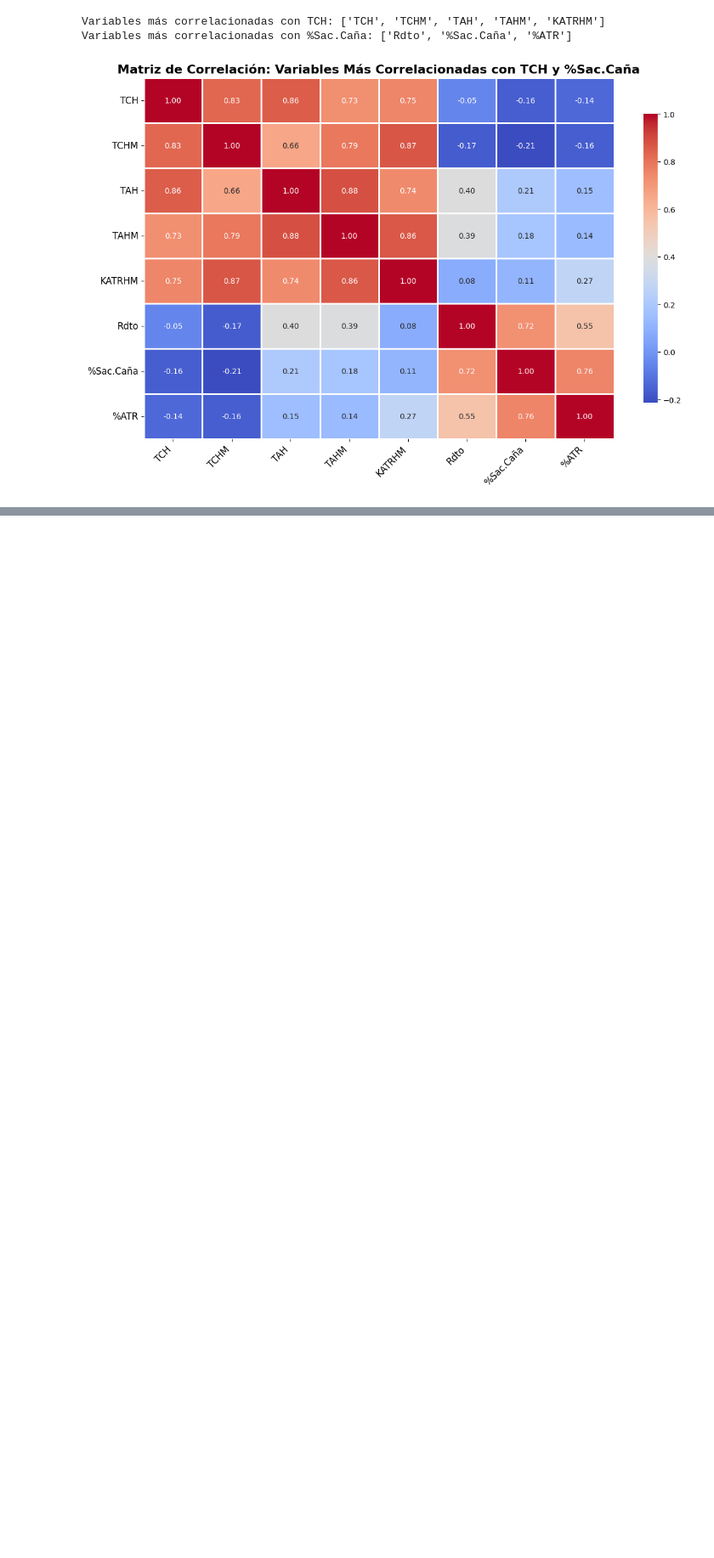
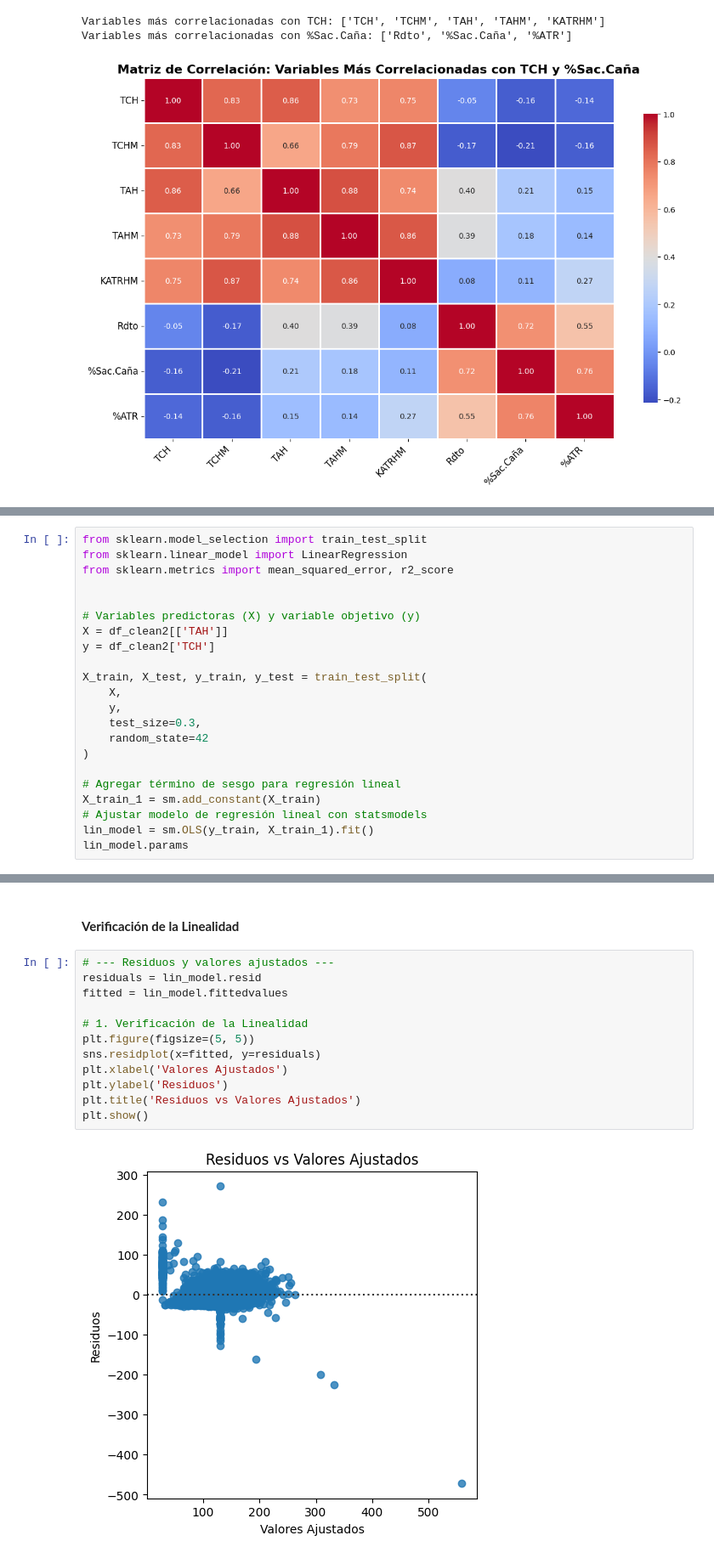
Before and after one commit to mcordoba12/Laboratorio-1, a Jupyter notebook: Lab1.ipynb, the cells around one changed output, grey strips where cells are left out. Shown: that part at 85% size. Saved outputs shown, nothing was run; the diff lists cells and outputs as text; blank space fills up the shorter version.

```diff
--- a/Lab1.ipynb
+++ b/Lab1.ipynb
@@ -379,0 +383,22 @@ dtype: float64
+# %%
+from sklearn.model_selection import train_test_split
+from sklearn.linear_model import LinearRegression
+from sklearn.metrics import mean_squared_error, r2_score
+
+
+# Variables predictoras (X) y variable objetivo (y)
+X = df_clean2[['TAH']]
+y = df_clean2['TCH']
+
+X_train, X_test, y_train, y_test = train_test_split(
+    X,
+    y,
+    test_size=0.3,
+    random_state=42
+)
+
+# Agregar término de sesgo para regresión lineal
+X_train_1 = sm.add_constant(X_train)
+# Ajustar modelo de regresión lineal con statsmodels
+lin_model = sm.OLS(y_train, X_train_1).fit()
+lin_model.params
@@ -383,0 +441,16 @@ Por cada unidad adicional de KATRHM, manteniendo TAH constante, se espera que TC
+# %% [markdown]
+#### **Verificación de la Linealidad**
+# %%
+# --- Residuos y valores ajustados ---
+residuals = lin_model.resid
+fitted = lin_model.fittedvalues
+
+# 1. Verificación de la Linealidad
+plt.figure(figsize=(5, 5))
+sns.residplot(x=fitted, y=residuals)
+plt.xlabel('Valores Ajustados')
+plt.ylabel('Residuos')
+plt.title('Residuos vs Valores Ajustados')
+plt.show()
+# %% [output]
+[figure, added]
```
Also changed, not shown: parts of 28 cells of this notebook.
